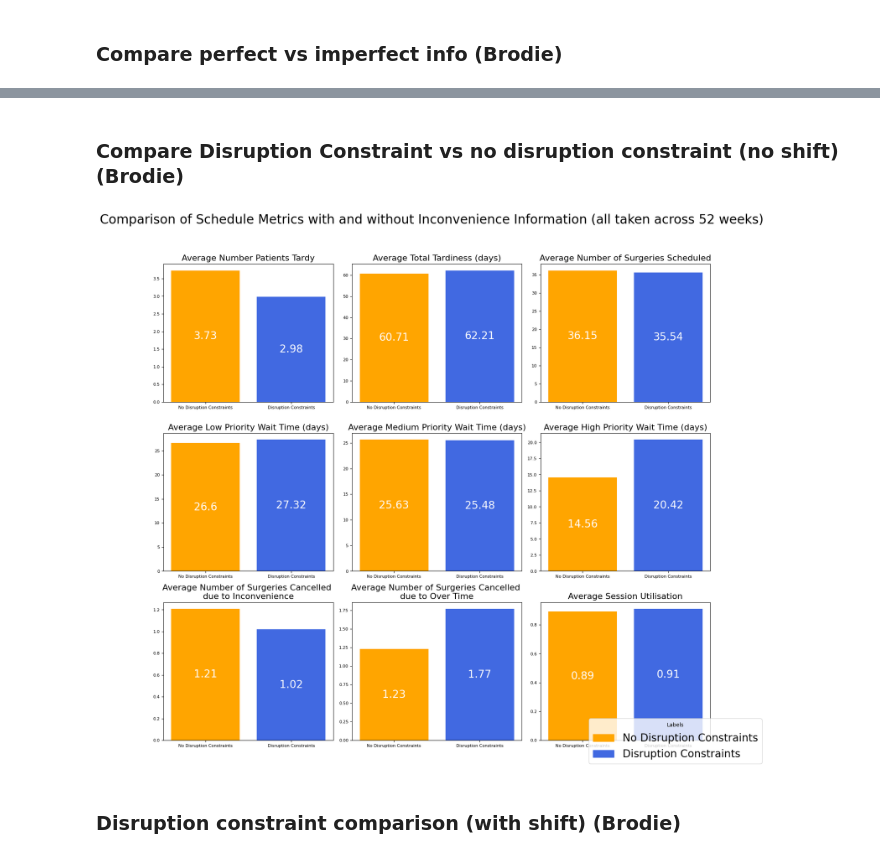
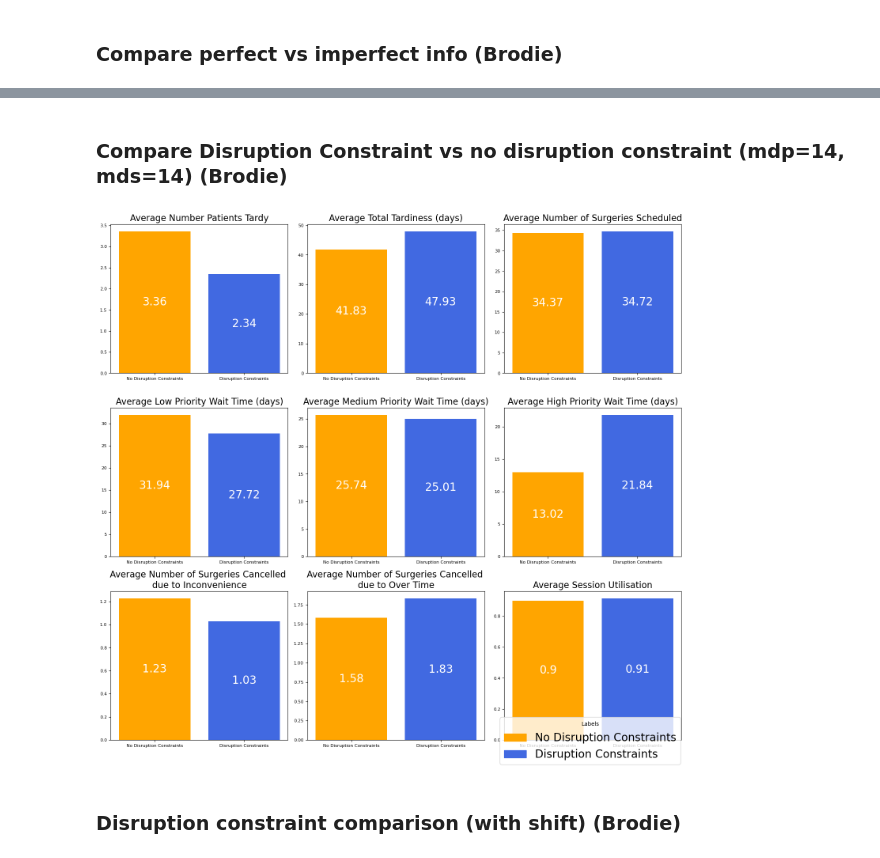
Before and after one commit to brodie11/surgery_scheduling, a Jupyter notebook: brodie_perrie_code/src/scripts/brodie_plotting.ipynb, the cells around one changed output, grey strips where cells are left out. Saved outputs shown, nothing was run; the diff lists cells and outputs as text; code cells hidden in the pictures.

```diff
--- a/brodie_perrie_code/src/scripts/brodie_plotting.ipynb
+++ b/brodie_perrie_code/src/scripts/brodie_plotting.ipynb
@@ -135,32 +139,32 @@ plot_average_values_comparison(avg_values=avg_values_pi, labels=labels, color_ma
 # %% [markdown]
-### Compare Disruption Constraint vs no disruption constraint (no shift) (Brodie)
+### Compare Disruption Constraint vs no disruption constraint (mdp=14, mds=14) (Brodie)
 # %%
-csv_disruption_path = os.path.join(OUTPUT_DIR, "average_values_s_0_f_A_sd_0301_ed_0901_ipic_F_idce_T_mdp_14_mds_14_ipc_F_pv_50_ioc_F_dct_91_tl_20_og_05.csv")
+csv_disruption_path = os.path.join(OUTPUT_DIR, "average_values_s_0_f_A_sd_1503_ed_1603_ipic_F_idce_T_mdp_14_mds_14_ipc_F_pv_50_ioc_F_dct_91_tl_20_og_05.csv")
 #read in disruption
 avg_values_disruption = pd.read_csv(csv_disruption_path)
 
 # Labels for the bars
 labels = ['No Disruption Constraints', 'Disruption Constraints']
 
 # Define colors for each label
 color_map = {
     'Disruption Constraints': '#4169E1',
     'No Disruption Constraints': '#FFA500',
 }
 
 categories = [
         'number of patients tardy', 'total tardiness', 'total surgeries completed',
         'average wait time (priority < 0.33)', 'average wait_time (0.33 < priority < 0.66)',
         'average wait time 0.66 < priority', 'total cancelled inconvenient','total cancelled overtime',
         'average utilisation',
     ]
 
 # Get colors for each label
 colors = [color_map[label] for label in labels]
 
 plot_average_values_comparison(avg_values=avg_values_disruption, labels=labels, color_map=color_map, categories=categories, title=title)
 # %% [output]
-[figure, old version]
+[figure, new version]
 # %% [markdown]
 ### Disruption constraint comparison (with shift) (Brodie)
 # %%
```
Also changed, not shown: parts of 12 cells of this notebook, 8 other files.
